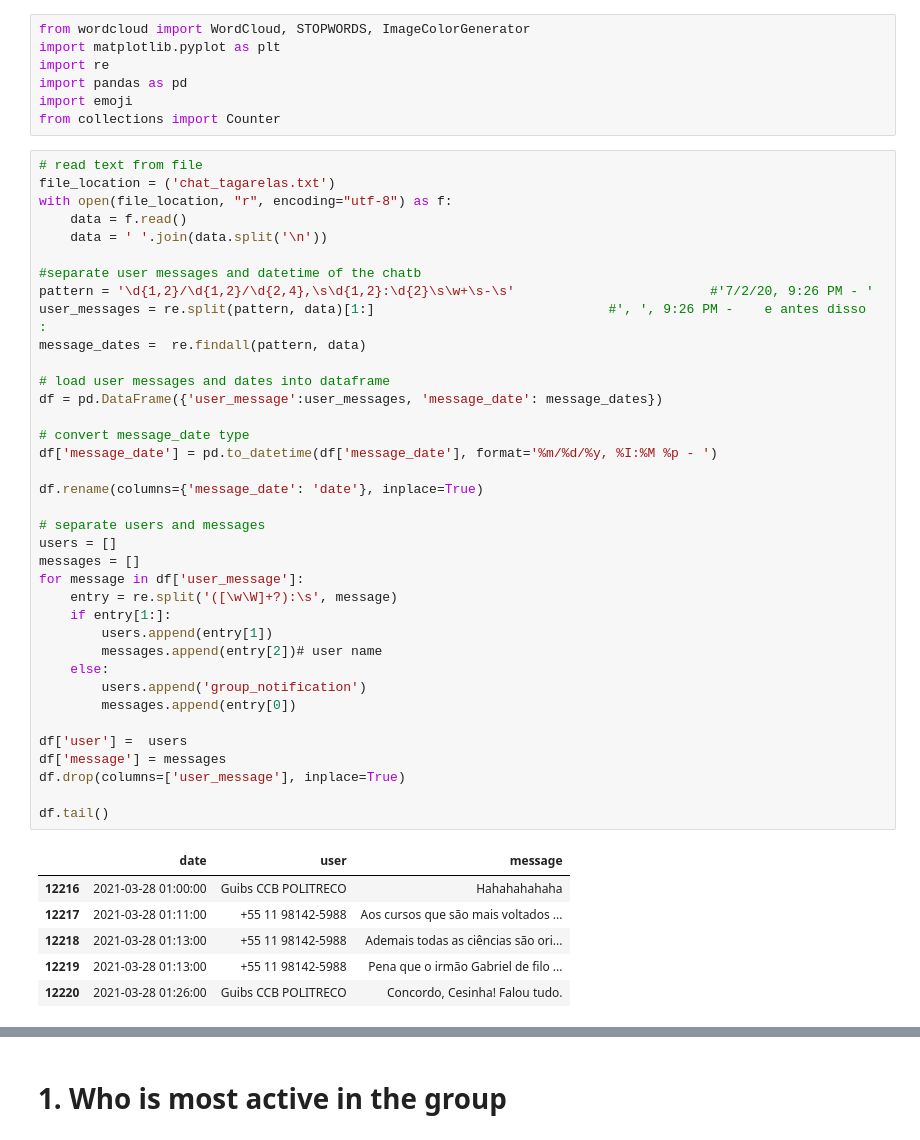
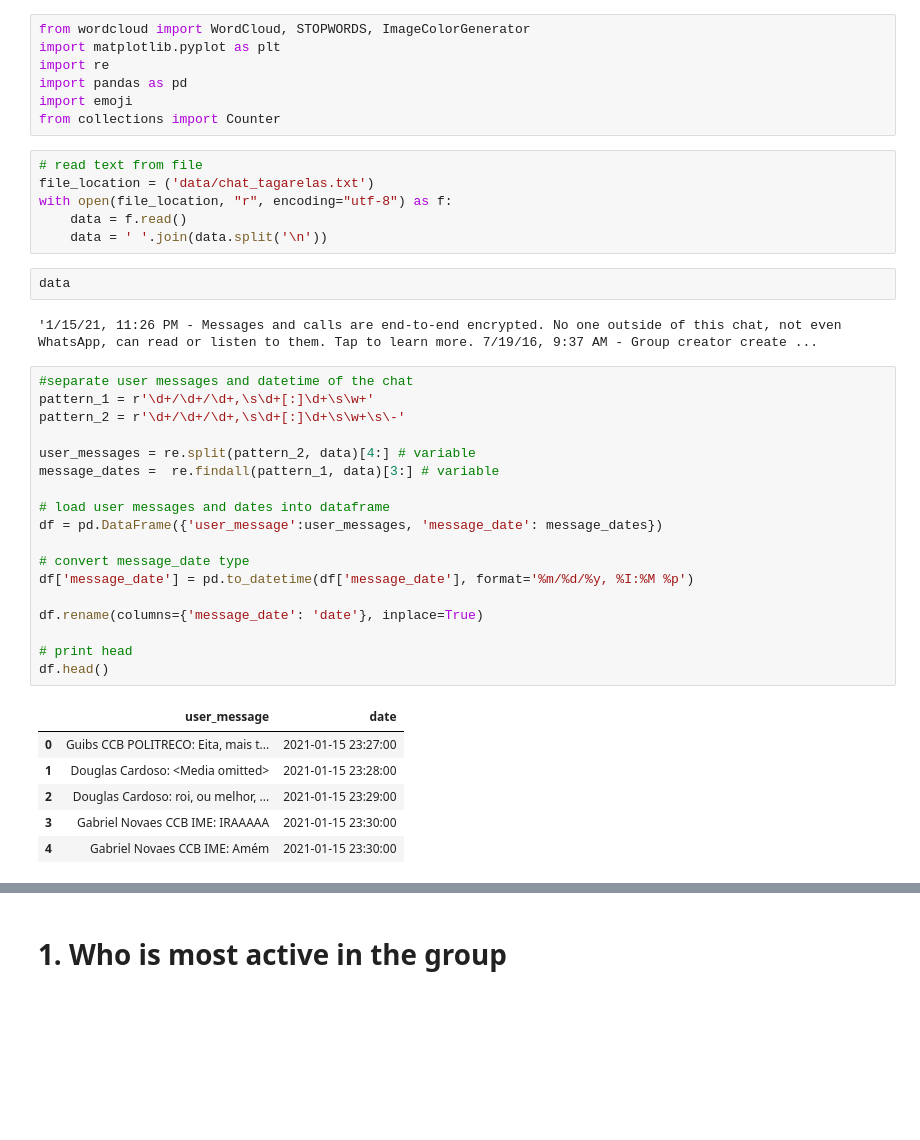
Before and after one commit to dcardosos/whatsapp-group-analysis, a Jupyter notebook: whatsapp_data_analysis.ipynb, the cells around one changed output, grey strips where cells are left out. Saved outputs shown, nothing was run; the diff lists cells and outputs as text; blank space fills up the shorter version.

```diff
--- a/whatsapp_data_analysis.ipynb
+++ b/whatsapp_data_analysis.ipynb
@@ -21,47 +19,38 @@ import re
 import pandas as pd
 import emoji
 from collections import Counter
+# %%
+# read text from file
+file_location = ('data/chat_tagarelas.txt')
+with open(file_location, "r", encoding="utf-8") as f:
+    data = f.read()
+    data = ' '.join(data.split('\n'))
+# %%
+data
+# %% [output]
+'1/15/21, 11:26 PM - Messages and calls are end-to-end encrypted. No one outside of this chat, not even WhatsApp, can read or listen to them. Tap to learn more. 7/19/16, 9:37 AM - Group creator create ...
 # %%
-# read text from file
-file_location = ('chat_tagarelas.txt')
-with open(file_location, "r", encoding="utf-8") as f:
-    data = f.read()
-    data = ' '.join(data.split('\n'))
+#separate user messages and datetime of the chat
+pattern_1 = r'\d+/\d+/\d+,\s\d+[:]\d+\s\w+'
+pattern_2 = r'\d+/\d+/\d+,\s\d+[:]\d+\s\w+\s\-'
 
-#separate user messages and datetime of the chatb
-pattern = '\d{1,2}/\d{1,2}/\d{2,4},\s\d{1,2}:\d{2}\s\w+\s-\s'                         #'7/2/20, 9:26 PM - '
-user_messages = re.split(pattern, data)[1:]                              #', ', 9:26 PM -    e antes disso    :
-message_dates =  re.findall(pattern, data)
+user_messages = re.split(pattern_2, data)[4:] # variable
+message_dates =  re.findall(pattern_1, data)[3:] # variable
 
 # load user messages and dates into dataframe
 df = pd.DataFrame({'user_message':user_messages, 'message_date': message_dates})
 
 # convert message_date type
-df['message_date'] = pd.to_datetime(df['message_date'], format='%m/%d/%y, %I:%M %p - ')
+df['message_date'] = pd.to_datetime(df['message_date'], format='%m/%d/%y, %I:%M %p')
 
 df.rename(columns={'message_date': 'date'}, inplace=True)
 
-# separate users and messages
-users = []
-messages = []
-for message in df['user_message']:
-    entry = re.split('([\w\W]+?):\s', message)
-    if entry[1:]:
-        users.append(entry[1])
-        messages.append(entry[2])# user name
-    else:
-        users.append('group_notification')
-        messages.append(entry[0])
-
-df['user'] =  users
-df['message'] = messages
-df.drop(columns=['user_message'], inplace=True)
-
-df.tail()
+# print head
+df.head()
 # %% [output]
-|  | date | user | message |
-| 12216 | 2021-03-28 01:00:00 | Guibs CCB POLITRECO | Hahahahahaha |
-| 12217 | 2021-03-28 01:11:00 | +55 11 98142-5988 | Aos cursos que são mais voltados ... |
-| 12218 | 2021-03-28 01:13:00 | +55 11 98142-5988 | Ademais todas as ciências são ori... |
-| 12219 | 2021-03-28 01:13:00 | +55 11 98142-5988 | Pena que o irmão Gabriel de filo ... |
-| 12220 | 2021-03-28 01:26:00 | Guibs CCB POLITRECO | Concordo, Cesinha! Falou tudo. |
+|  | user_message | date |
+| 0 | Guibs CCB POLITRECO: Eita, mais t... | 2021-01-15 23:27:00 |
+| 1 | Douglas Cardoso: <Media omitted> | 2021-01-15 23:28:00 |
+| 2 | Douglas Cardoso: roi, ou melhor, ... | 2021-01-15 23:29:00 |
+| 3 | Gabriel Novaes CCB IME: IRAAAAA | 2021-01-15 23:30:00 |
+| 4 | Gabriel Novaes CCB IME: Amém | 2021-01-15 23:30:00 |
```
Also changed, not shown: parts of 6 cells of this notebook.
